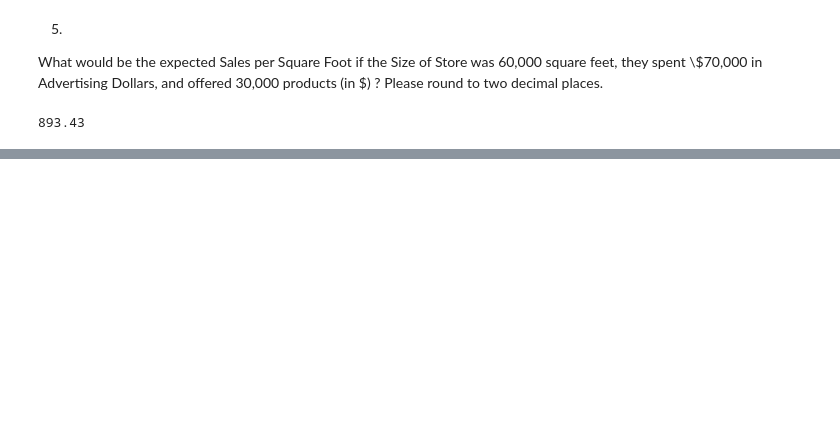
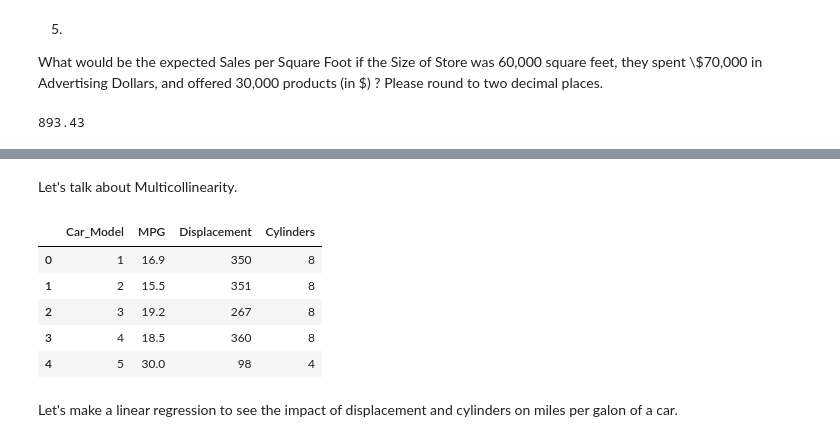
Before and after one commit to LZNEWT00Z/BSaAS, a Jupyter notebook: 3. Linear Regression for Business Statistics.ipynb, the cells around one changed output, grey strips where cells are left out. Drawn from its saved outputs; the diff is of its cells as text; code cells hidden in the pictures; blank space fills up the shorter version.

```diff
--- a/3. Linear Regression for Business Statistics.ipynb
+++ b/3. Linear Regression for Business Statistics.ipynb
@@ -188,0 +320,15 @@ round(model.predict([1, 60000, 70000, 30000])[0], 2)  # 1 is added constant
+# %% [markdown]
+Let's talk about Multicollinearity.
+# %%
+cars_data = pd.read_excel("Excel files/Cars.xlsx", "Sheet1", index_col=None, na_values=["NA"])
+# %%
+cars_data.head()
+# %% [output]
+|  | Car_Model | MPG | Displacement | Cylinders |
+| 0 | 1 | 16.9 | 350 | 8 |
+| 1 | 2 | 15.5 | 351 | 8 |
+| 2 | 3 | 19.2 | 267 | 8 |
+| 3 | 4 | 18.5 | 360 | 8 |
+| 4 | 5 | 30.0 | 98 | 4 |
+# %% [markdown]
+Let's make a linear regression to see the impact of displacement and cylinders on miles per galon of a car.
```
Also changed, not shown: parts of 38 cells of this notebook, 4 other files.
